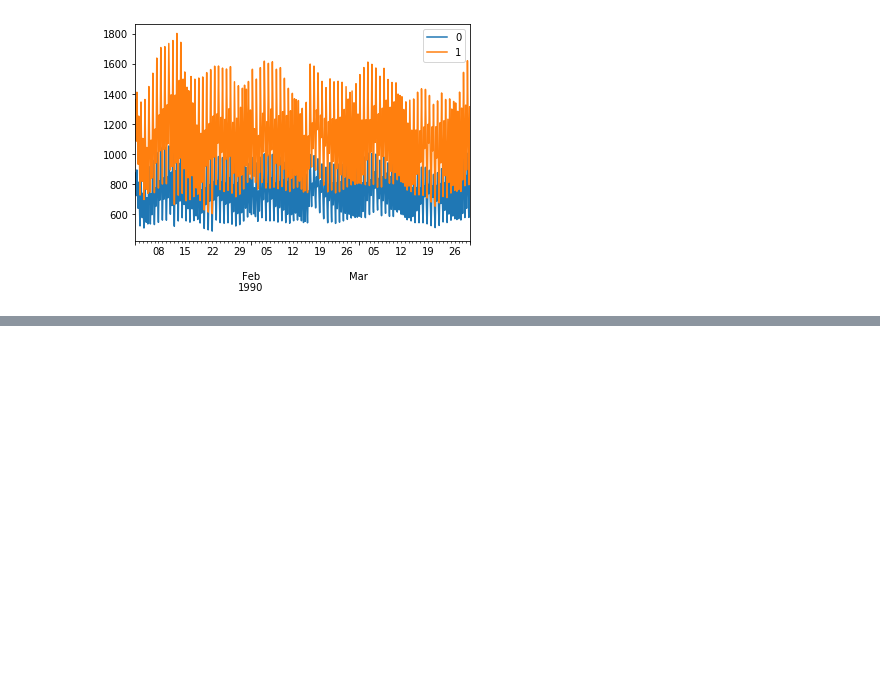
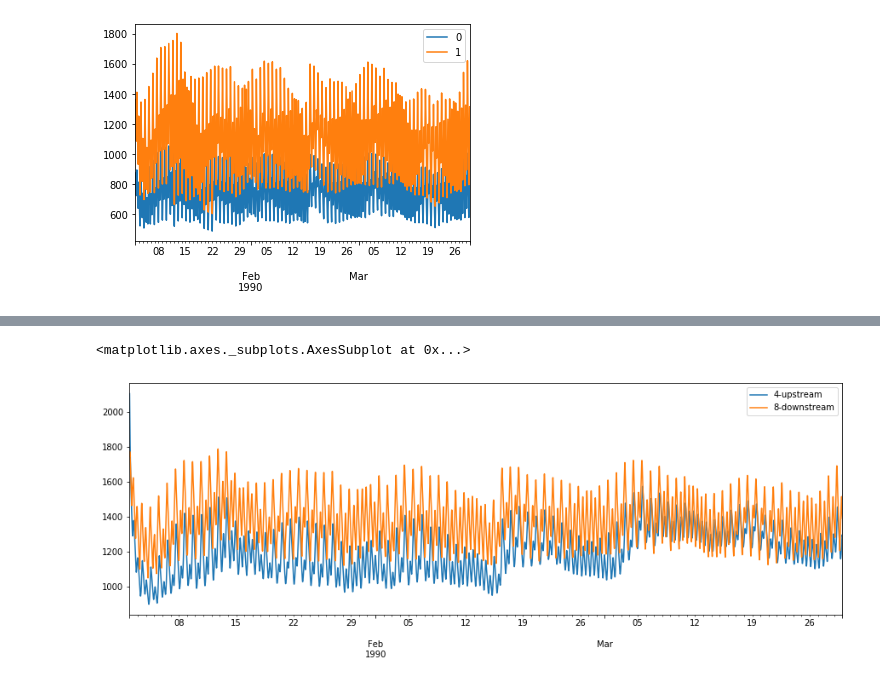
Before and after one commit to CADWRDeltaModeling/pydsm, a Jupyter notebook: notebooks/dsm2_h5_read_example.ipynb, the cells around one changed output, grey strips where cells are left out. Cells and saved outputs as stored; diff of their text form; code cells hidden in the pictures; blank space fills up the shorter version.

```diff
--- a/notebooks/dsm2_h5_read_example.ipynb
+++ b/notebooks/dsm2_h5_read_example.ipynb
@@ -450,0 +462,8 @@ display(pydsm.io.read_table_as_df(filename,'/hydro/geometry/transfer_names'))
+# %%
+area4up=hydroh5.get_channel_area('4','upstream')
+area8down=hydroh5.get_channel_area('8','downstream')
+ax1=area4up.plot()
+area8down.plot(ax=ax1)
+# %% [output]
+<matplotlib.axes._subplots.AxesSubplot at 0x...>
+[figure, added]
```
Also changed, not shown: parts of 17 cells of this notebook, 31 other files.
